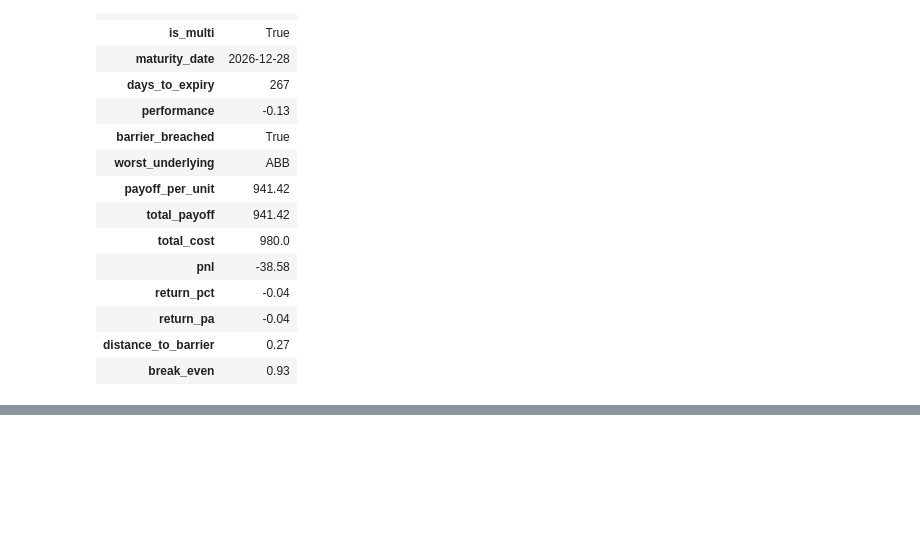
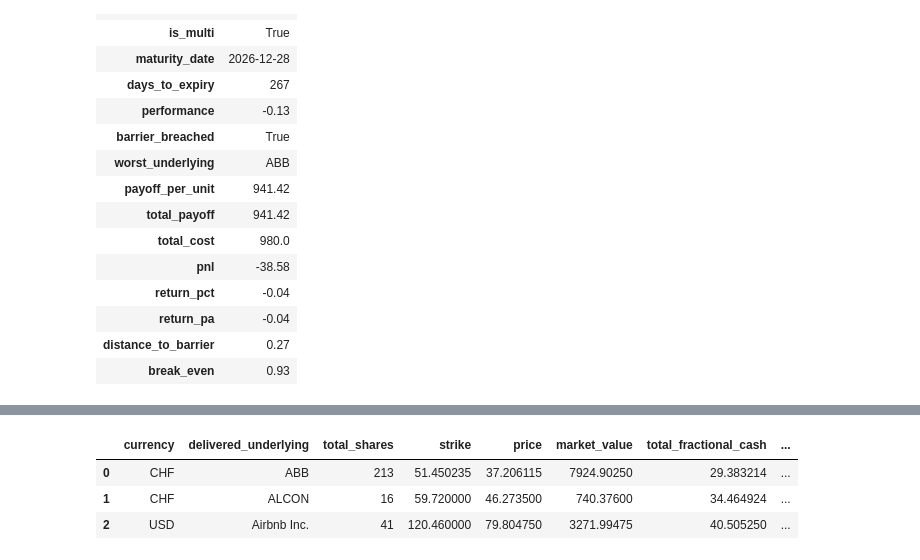
Before and after one commit to sanyalelizabet/structured-products-analytics, a Jupyter notebook: notebooks/01_portfolio_construction.ipynb, the cells around one changed output, grey strips where cells are left out. Cells and saved outputs as stored; diff of their text form; code cells hidden in the pictures; blank space fills up the shorter version.

```diff
--- a/notebooks/01_portfolio_construction.ipynb
+++ b/notebooks/01_portfolio_construction.ipynb
@@ -279,0 +435,19 @@ engine = ScenarioEngine(portfolio, beta_map, scenarios)
+# %%
+res["delivered_stocks"][[
+    "currency",
+    "delivered_underlying",
+    "total_shares",
+    "strike",
+    "price",
+    "market_value",
+    "total_fractional_cash",
+    "total_value_incl_cash",
+    "cost",
+    "pnl",
+    "return_pct"
+]]
+# %% [output]
+|  | currency | delivered_underlying | total_shares | strike | price | market_value | total_fractional_cash | ... |
+| 0 | CHF | ABB | 213 | 51.450235 | 37.206115 | 7924.90250 | 29.383214 | ... |
+| 1 | CHF | ALCON | 16 | 59.720000 | 46.273500 | 740.37600 | 34.464924 | ... |
+| 2 | USD | Airbnb Inc. | 41 | 120.460000 | 79.804750 | 3271.99475 | 40.505250 | ... |
```
Also changed, not shown: parts of 32 cells of this notebook, 2 other files.
